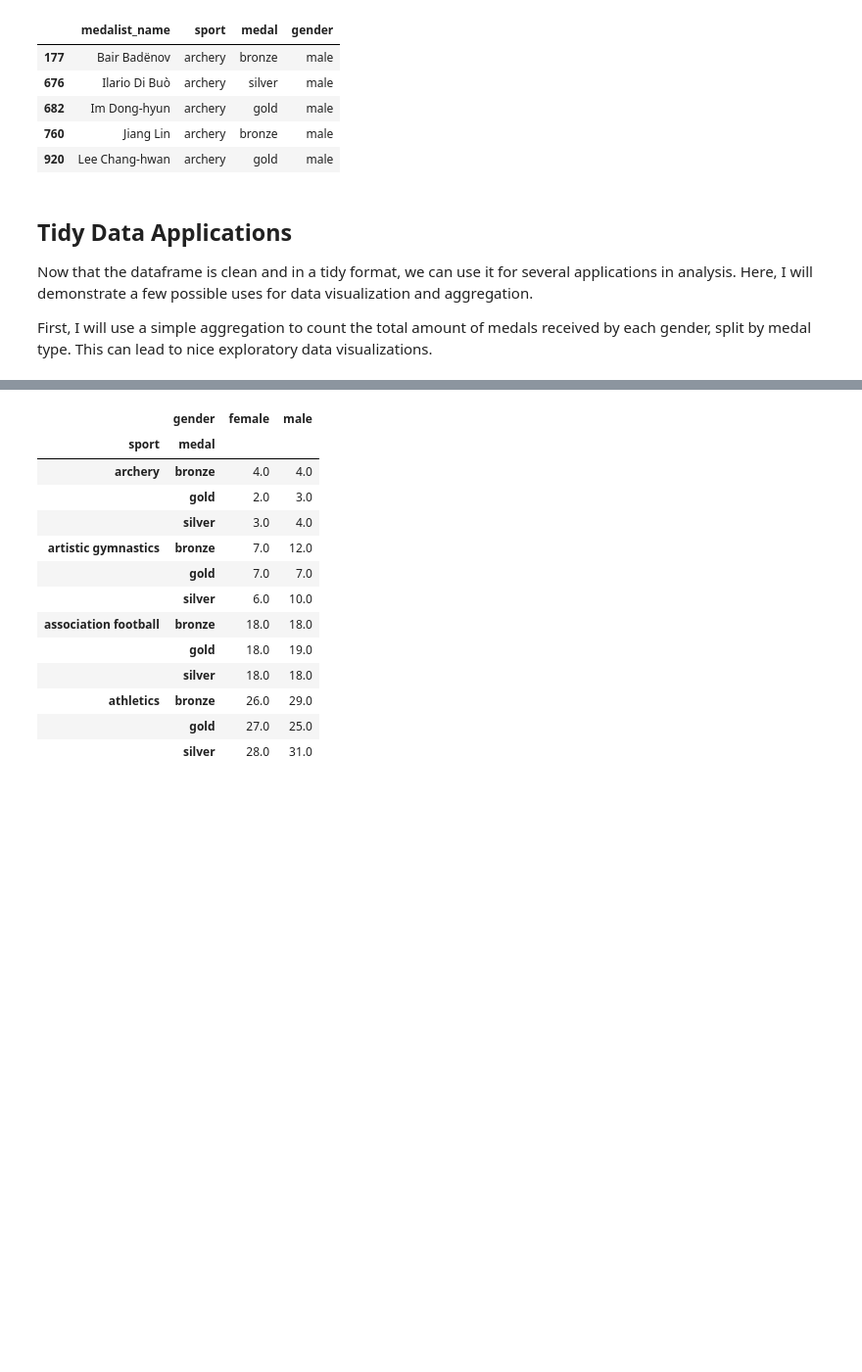
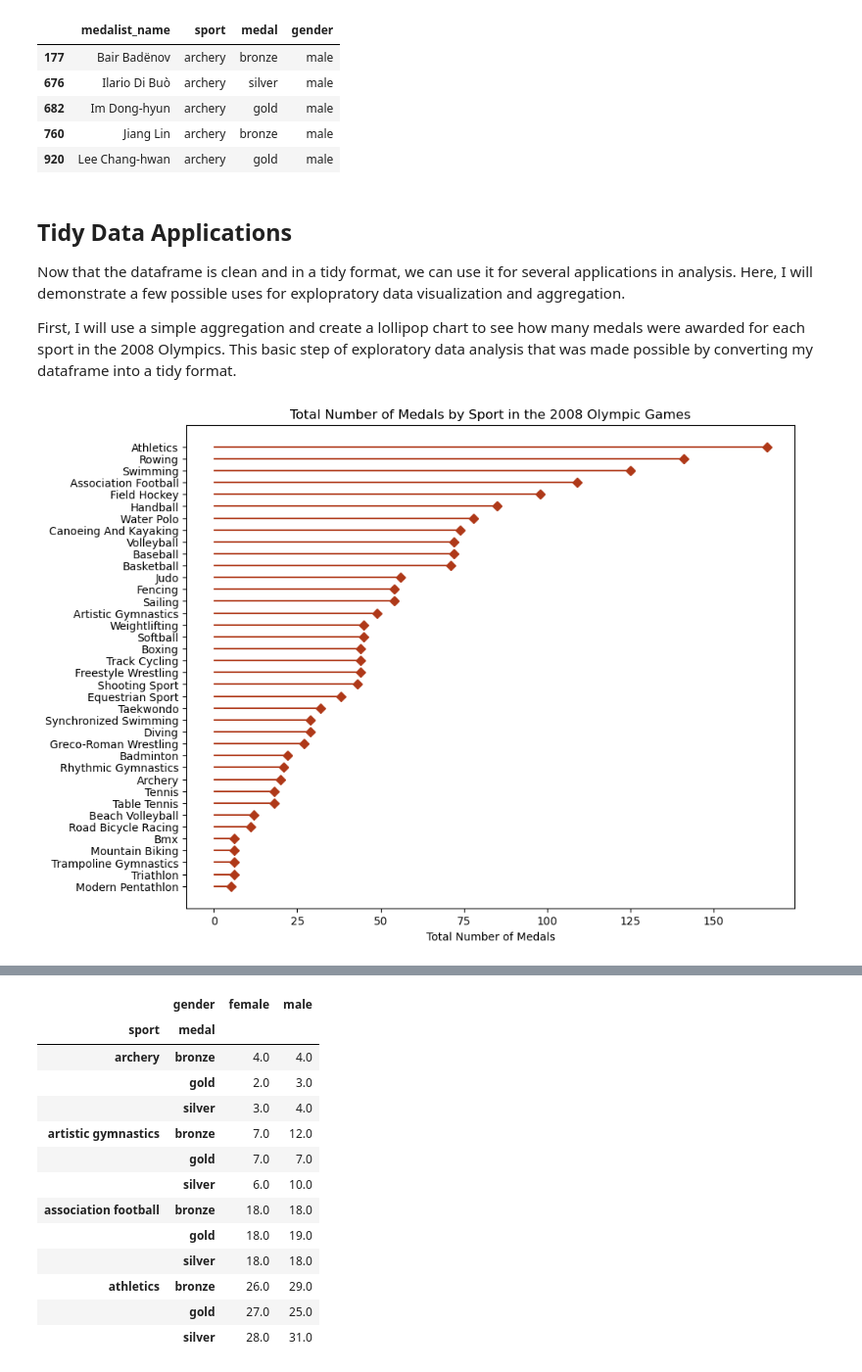
Before and after one commit to naraujodc/Araujo_Data_Science_Portfolio, a Jupyter notebook: TidyData-Project/TidyData.ipynb, the cells around one changed output, grey strips where cells are left out. Shown: that part at 98% size. Cells and saved outputs as stored; diff of their text form; code cells hidden in the pictures; blank space fills up the shorter version.

```diff
--- a/TidyData-Project/TidyData.ipynb
+++ b/TidyData-Project/TidyData.ipynb
@@ -80,6 +81,47 @@ df_medals.head()
 | 920 | Lee Chang-hwan | archery | gold | male |
 # %% [markdown]
 ## Tidy Data Applications
-Now that the dataframe is clean and in a tidy format, we can use it for several applications in analysis. Here, I will demonstrate a few possible uses for data visualization and aggregation.
+Now that the dataframe is clean and in a tidy format, we can use it for several applications in analysis. Here, I will demonstrate a few possible uses for explopratory data visualization and aggregation.
 
-First, I will use a simple aggregation to count the total amount of medals received by each gender, split by medal type. This can lead to nice exploratory data visualizations.
+First, I will use a simple aggregation and create a lollipop chart to see how many medals were awarded for each sport in the 2008 Olympics. This basic step of exploratory data analysis that was made possible by converting my dataframe into a tidy format.
+# %%
+# create dataframe with the number of medals awarded in each sport
+sport_counts = (df_medals
+                .groupby(["sport"])
+                .size()
+                .reset_index(name="count")
+                .sort_values(by="count")) # order by medal counts
+
+# use title capitalization for the sports column
+sport_counts["sport"] = sport_counts["sport"].str.title()
+
+# create a range for the number of sports in the dataframe
+sport_range = range(sport_counts["sport"].nunique())
+
+# create a figure
+plt.figure(figsize=(10,8))
+
+# add horizontal lines for the medal counts for each sport
+plt.hlines(y=sport_range,
+           xmin=0,
+           xmax=sport_counts["count"],
+           color="#AF3919")
+
+# add diamond-shaped data points for the medal counts for each sport
+plt.plot(sport_counts["count"],
+         sport_range,
+         "D",
+         color="#AF3919")
+
+# add the names of the sports to the ticks
+plt.yticks(sport_range,
+           sport_counts["sport"])
+
+# add x label and title
+plt.xlabel("Total Number of Medals")
+plt.title("Total Number of Medals by Sport in the 2008 Olympic Games")
+
+# view plot
+plt.show()
+# %% [output]
+[figure, added]
```
Also changed, not shown: parts of 11 cells of this notebook.
